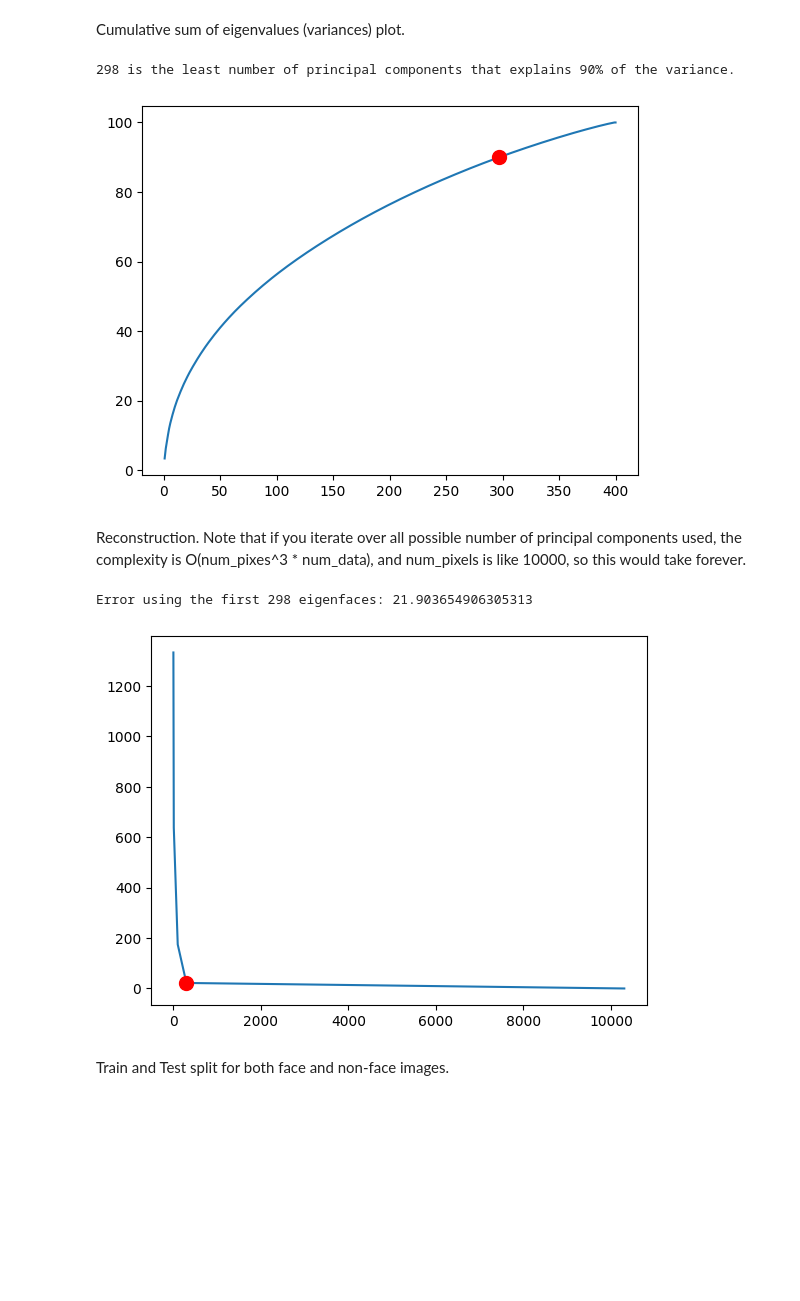
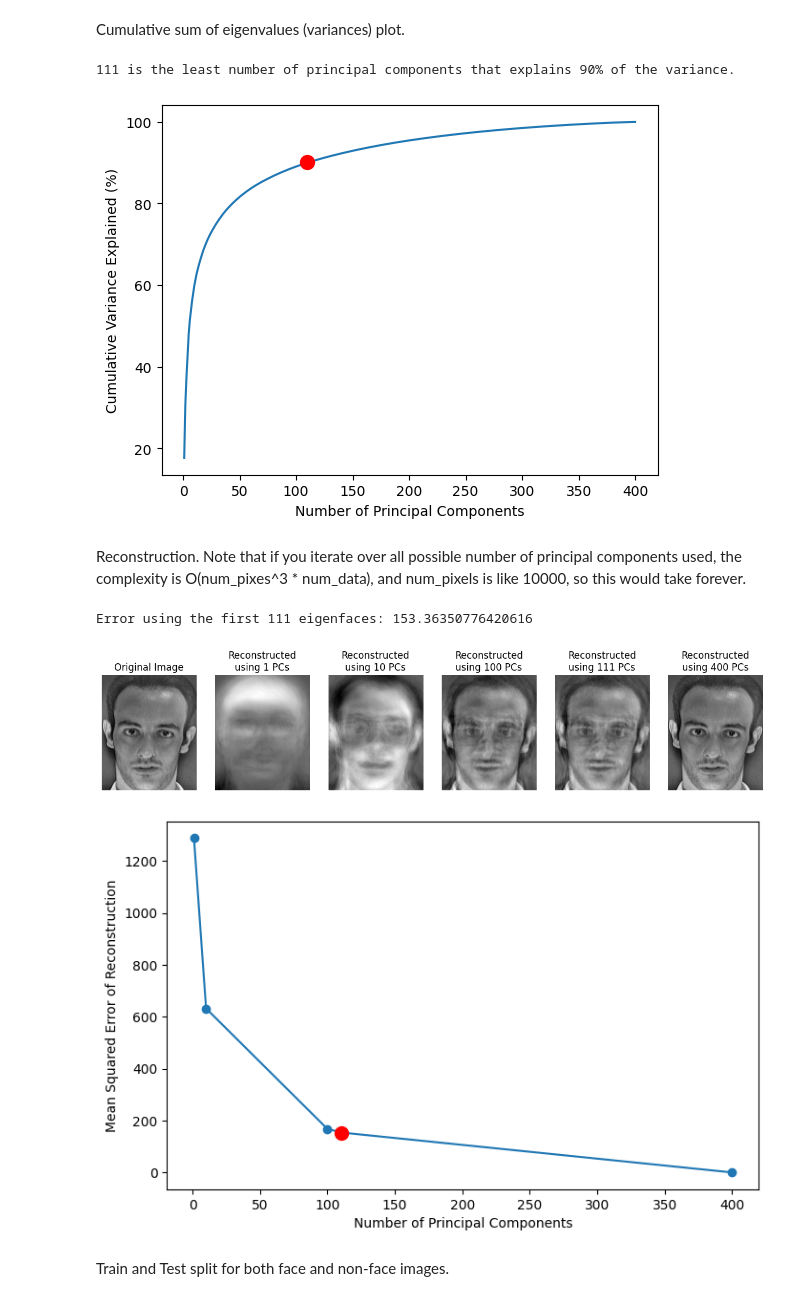
Before and after one commit to anuraglamsal/qf_project_4, a Jupyter notebook: proj_4.ipynb, the cells around one changed output. Drawn from its saved outputs; the diff is of its cells as text; code cells hidden in the pictures; blank space fills up the shorter version.

Commit message:
1.) only using train images' mean and SVD for representation 2.) fixed lda, i was dividing by 40 for both recognition and classification 3.) Better plots and visualizations; And other minor things

```diff
--- a/proj_4.ipynb
+++ b/proj_4.ipynb
@@ -49,14 +46,8 @@ combined_img = np.concatenate((face_images,non_face_img), axis = 1)
 # %% [markdown]
 Mean Center the data.
 # %%
-mean = np.mean(face_images, axis = 1) # Dimension means.
-face_images_centered = (face_images.T - mean).T
-
-# mean centering the combined images for face recognition.
-mean_combined = np.mean(combined_img, axis = 1)
-combined_img_centered = (combined_img.T - mean_combined).T
-faces_centered_combined = (face_images.T - mean_combined).T
-non_faces_centered_combined = (non_face_img.T - mean_combined).T
+mean = np.mean(face_images, axis = 1, keepdims = True) # Dimension means.
+face_images_centered = face_images - mean
 
 # Visualizing the "mean" face.
 plt.imshow(mean.reshape((112, 92)), cmap = 'gray')
@@ -70,10 +61,10 @@ Getting the orthogonal eigenvectors of X @ X_T (where X is the mean centered dat
 # full_matrices = False only gives > 0 eigenvalues and their corresponding eigenvectors.
 # Our image matrix may not have full rank, that is, there could be some dimensions that
 # are linear combinations of others. We get rid of those as they are redundant.
-eigvecs, eigvals, _ = np.linalg.svd(face_images_centered, full_matrices = False)
-
-# SVD of combined images.
-eigvecs_combined, eigvals_combined, _ = np.linalg.svd(combined_img_centered, full_matrices = False)
+eigvecs, singvals, _ = np.linalg.svd(face_images_centered, full_matrices = False)
+# Note: in SVD, the singular values are the square root of the eigenvalues of X @ X_T. Thus squaring.
+# And the actual covariance formula is: (1/(n-1)) * (P_T @ X @ X_T @ P), thus the division by (n-1) .
+eigvals = singvals ** 2 / (num_face_images - 1)
 # %% [markdown]
 Visualizing (the most important 10) eigenfaces.
 # %%
@@ -105,37 +96,60 @@ print(f"{num_dim} is the least number of principal components that explains 90%
 plt.plot([i for i in range(1, len(eigvals) + 1)], per)
 plt.plot(num_dim - 1, per[num_dim - 1], marker = 'o', markersize = 10, color = 'red')
 
+plt.xlabel('Number of Principal Components')
+plt.ylabel('Cumulative Variance Explained (%)')
+
 plt.show()
 # %% [output]
-298 is the least number of principal components that explains 90% of the variance.
+111 is the least number of principal components that explains 90% of the variance.
-[figure, old version]
+[figure, new version]
 # %% [markdown]
 Reconstruction. Note that if you iterate over all possible number of principal components used, the complexity is O(num_pixes^3 * num_data), and num_pixels is like 10000, so this would take forever.
 # %%
+np.random.seed(7) # For reproducibility.
+
 num_sample = 80
 # Picking 80 random images from the dataset.
 img_subset = face_images_centered.T[np.random.choice(face_images_centered.shape[1], num_sample, replace = False)].T
-pc_grid = [1, 10, 100, num_dim, len(eigvecs)] # trying different number of eigenfaces for reconstruction.
+pc_grid = [1, 10, 100, num_dim, len(eigvals)] # trying different number of eigenfaces for reconstruction.
 
+# visualizing the reconstruction too for one random image for each case.
+random_index = np.random.randint(0, num_sample)
+fig, axarr = plt.subplots(1, len(pc_grid) + 1, figsize = (15, 5))
+axarr[0].imshow(img_subset[:, random_index].reshape((112, 92)), cmap = 'gray')
+axarr[0].set_title("Original Image")
+axarr[0].axis('off')
 mse_array = []
 with np.errstate(over = 'ignore', divide = 'ignore', invalid = 'ignore'):
     for i in pc_grid:
         pc = (eigvecs.T)[0:i, :] # principal components up to i.
         #print(pc)
         rep = pc @ img_subset # representation
         rec = pc.T @ rep # reconstruction
 
+        axarr[pc_grid.index(i) + 1].imshow(rec[:, random_index].reshape((112, 92)), cmap = 'gray')
+        axarr[pc_grid.index(i) + 1].set_title(f"Reconstructed\nusing {i} PCs")
+        axarr[pc_grid.index(i) + 1].axis('off')
+
         mse = (np.square(img_subset - rec).mean(axis = 1)).mean() # mse error of reconstruction averaged over number of features
         mse_array.append(mse)
 
 
 print(f"Error using the first {num_dim} eigenfaces: {mse_array[3]}")
-plt.plot(pc_grid, mse_array)
+
+# draw mse vs number of pcs plot
+plt.figure(figsize = (8, 5))
+plt.plot(pc_grid, mse_array, marker = 'o')
 plt.plot(num_dim - 1, mse_array[3], marker = 'o', markersize = 10, color = 'red')
+
+plt.xlabel("Number of Principal Components")
+plt.ylabel("Mean Squared Error of Reconstruction")
+
 plt.show()
 # %% [output]
-Error using the first 298 eigenfaces: 21.903654906305313
+Error using the first 111 eigenfaces: 153.36350776420616
-[figure, old version]
+[figure, new version]
+[figure, added]
 # %% [markdown]
 Train and Test split for both face and non-face images.
 # %%
```
Also changed, not shown: parts of 5 cells of this notebook.
